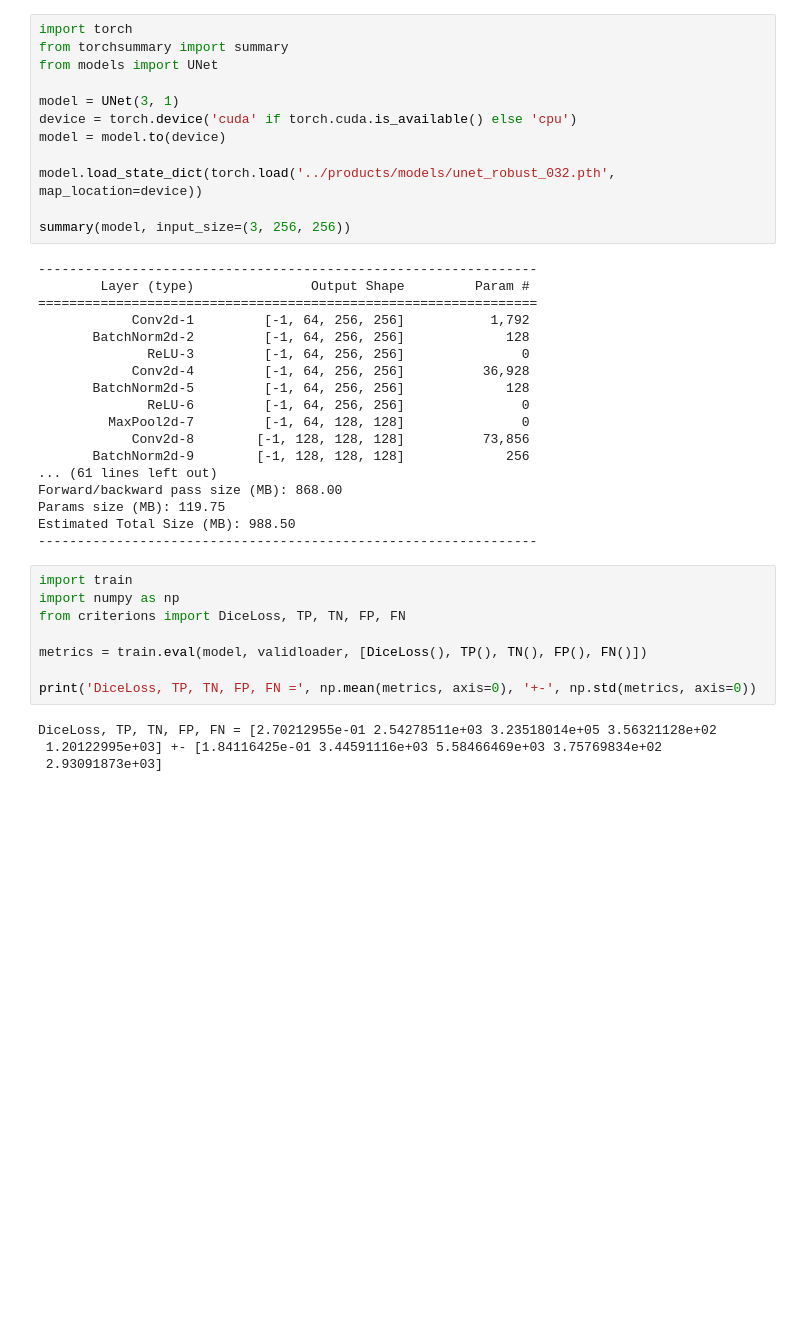
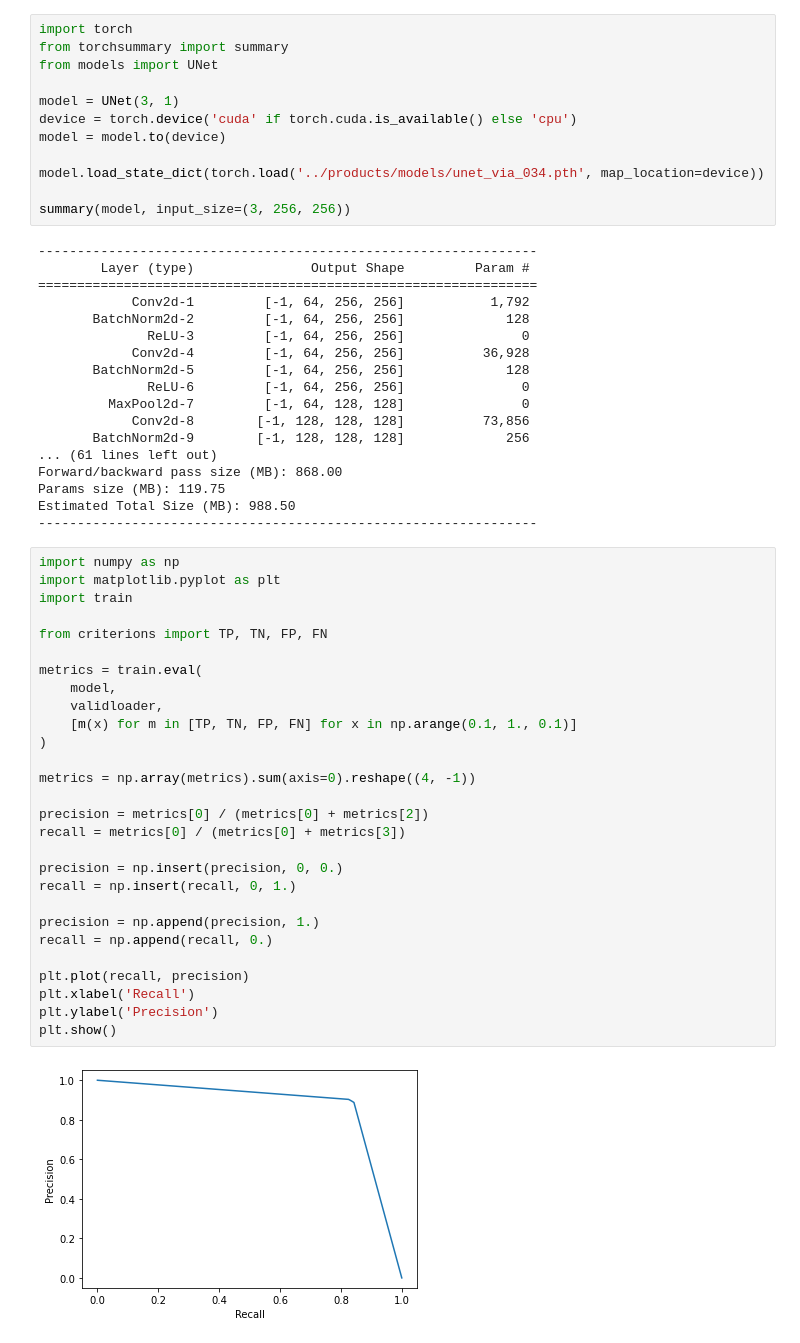
Before and after one commit to francois-rozet/adopptrs, a Jupyter notebook: python/unet.ipynb, the cells around one changed output. Drawn from its saved outputs; the diff is of its cells as text; blank space fills up the shorter version.

```diff
--- a/python/unet.ipynb
+++ b/python/unet.ipynb
@@ -42,7 +53,7 @@ model = UNet(3, 1)
 device = torch.device('cuda' if torch.cuda.is_available() else 'cpu')
 model = model.to(device)
 
-model.load_state_dict(torch.load('../products/models/unet_robust_032.pth', map_location=device))
+model.load_state_dict(torch.load('../products/models/unet_via_034.pth', map_location=device))
 
 summary(model, input_size=(3, 256, 256))
 # %% [output]
@@ -63,15 +74,33 @@ Forward/backward pass size (MB): 868.00
 Params size (MB): 119.75
 Estimated Total Size (MB): 988.50
 ----------------------------------------------------------------
-# %%
-import train
-import numpy as np
-from criterions import DiceLoss, TP, TN, FP, FN
-
-metrics = train.eval(model, validloader, [DiceLoss(), TP(), TN(), FP(), FN()])
-
-print('DiceLoss, TP, TN, FP, FN =', np.mean(metrics, axis=0), '+-', np.std(metrics, axis=0))
-# %% [output]
-DiceLoss, TP, TN, FP, FN = [2.70212955e-01 2.54278511e+03 3.23518014e+05 3.56321128e+02
- 1.20122995e+03] +- [1.84116425e-01 3.44591116e+03 5.58466469e+03 3.75769834e+02
- 2.93091873e+03]
+# %%
+import numpy as np
+import matplotlib.pyplot as plt
+import train
+
+from criterions import TP, TN, FP, FN
+
+metrics = train.eval(
+    model,
+    validloader,
+    [m(x) for m in [TP, TN, FP, FN] for x in np.arange(0.1, 1., 0.1)]
+)
+
+metrics = np.array(metrics).sum(axis=0).reshape((4, -1))
+
+precision = metrics[0] / (metrics[0] + metrics[2])
+recall = metrics[0] / (metrics[0] + metrics[3])
+
+precision = np.insert(precision, 0, 0.)
+recall = np.insert(recall, 0, 1.)
+
+precision = np.append(precision, 1.)
+recall = np.append(recall, 0.)
+
+plt.plot(recall, precision)
+plt.xlabel('Recall')
+plt.ylabel('Precision')
+plt.show()
+# %% [output]
+[figure, added]
```
Also changed, not shown: parts of 6 cells of this notebook, 6 other files.
